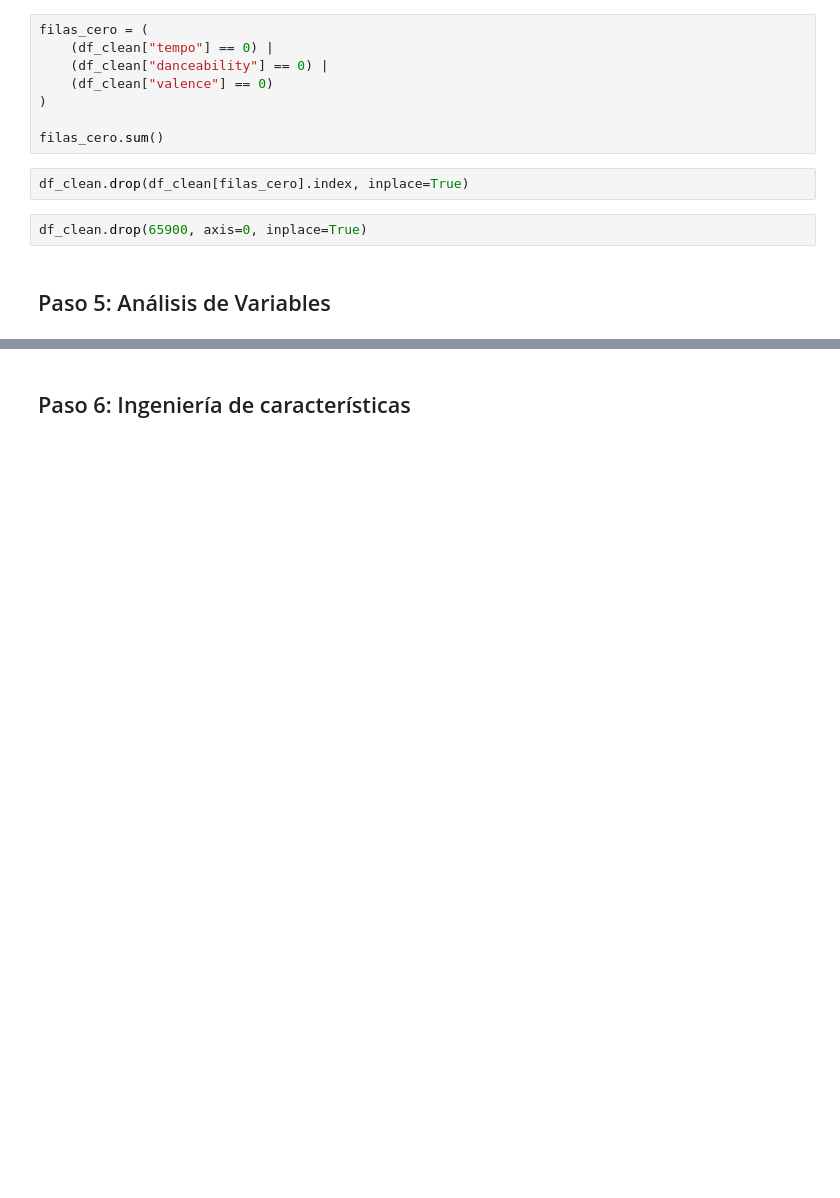
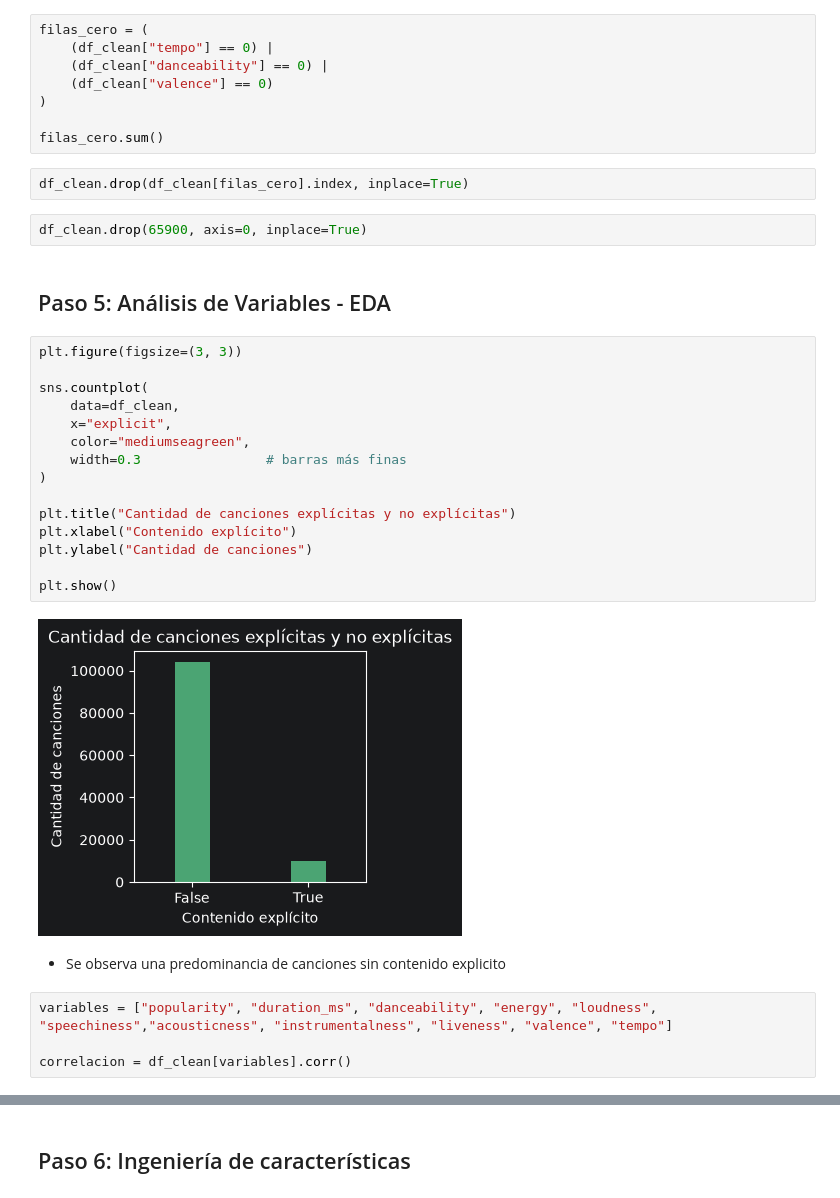
Before and after one commit to ArthurMartinezUcu/Ucu_diploma_python, a Jupyter notebook: notebooks/notebook.ipynb, the cells around one changed output, grey strips where cells are left out. Saved outputs shown, nothing was run; the diff lists cells and outputs as text; blank space fills up the shorter version.

```diff
--- a/notebooks/notebook.ipynb
+++ b/notebooks/notebook.ipynb
@@ -118,4 +118,27 @@ df_clean.drop(df_clean[filas_cero].index, inplace=True)
 # %%
 df_clean.drop(65900, axis=0, inplace=True)
 # %% [markdown]
-## Paso 5: Análisis de Variables
+## Paso 5: Análisis de Variables - EDA
+# %%
+plt.figure(figsize=(3, 3))
+
+sns.countplot(
+    data=df_clean,
+    x="explicit",
+    color="mediumseagreen",
+    width=0.3                # barras más finas
+)
+
+plt.title("Cantidad de canciones explícitas y no explícitas")
+plt.xlabel("Contenido explícito")
+plt.ylabel("Cantidad de canciones")
+
+plt.show()
+# %% [output]
+[figure, added]
+# %% [markdown]
+* Se observa una predominancia de canciones sin contenido explicito
+# %%
+variables = ["popularity", "duration_ms", "danceability", "energy", "loudness", "speechiness","acousticness", "instrumentalness", "liveness", "valence", "tempo"]
+
+correlacion = df_clean[variables].corr()
```
Also changed, not shown: parts of 2 cells of this notebook.
